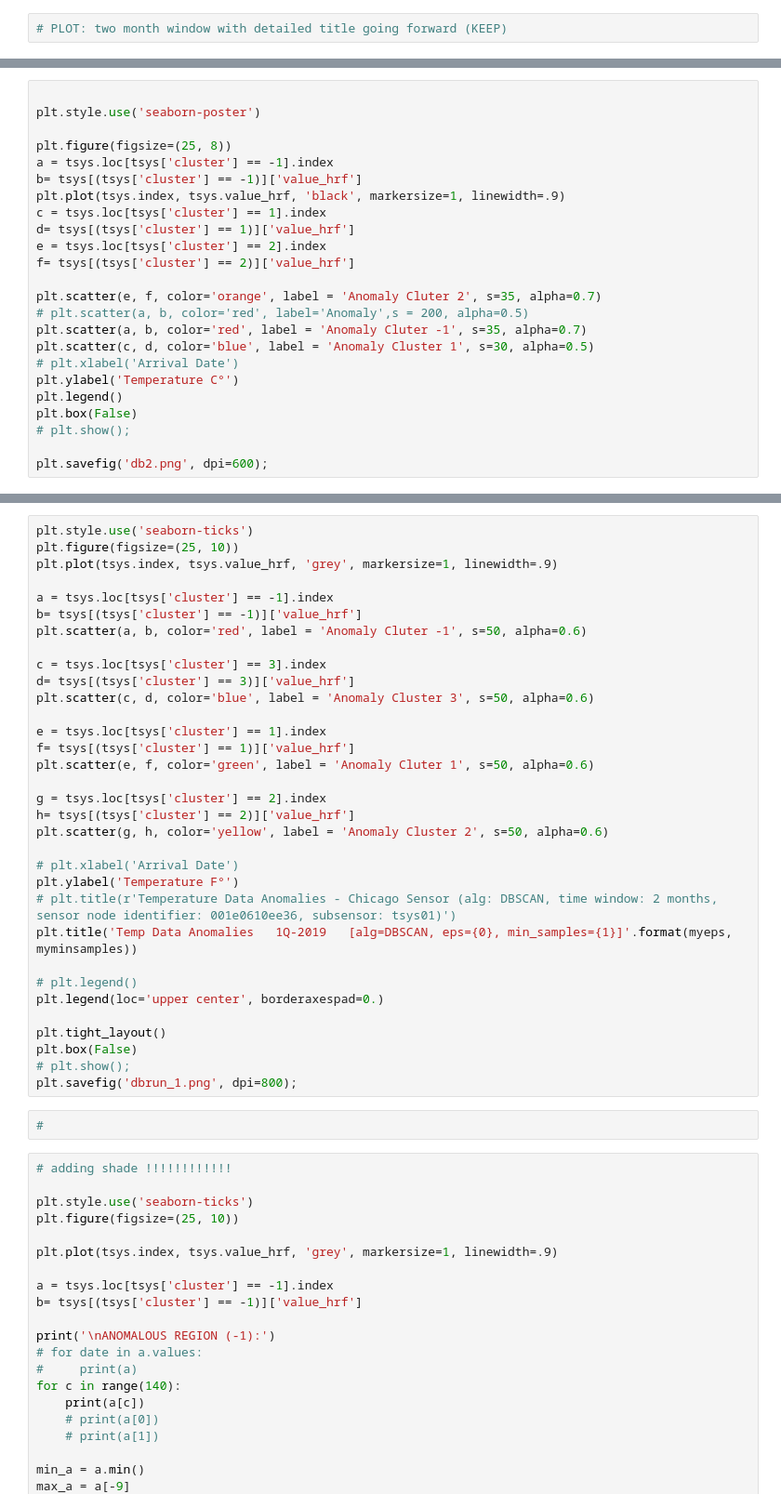
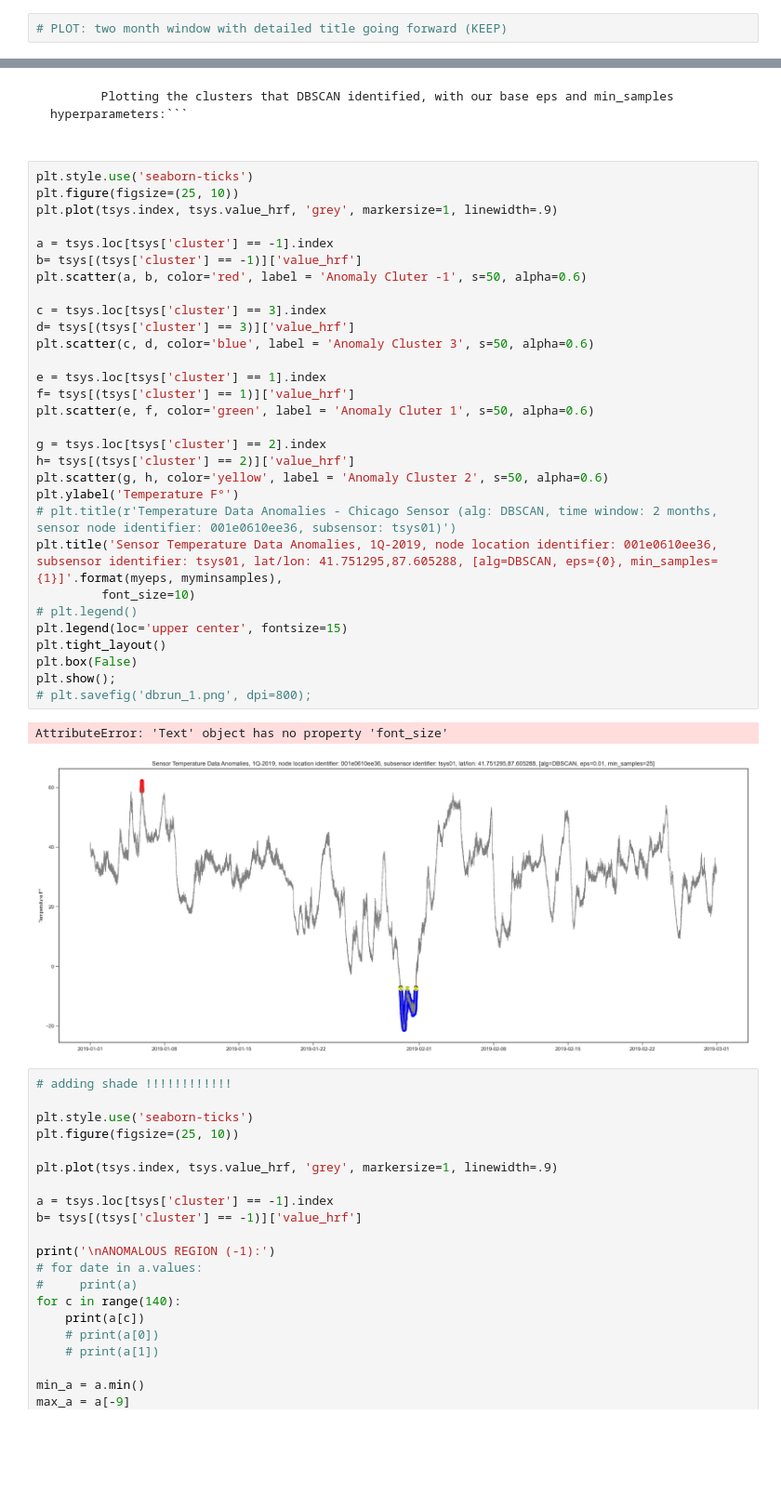
Before and after one commit to tombresee/SensorAnalysis, a Jupyter notebook: ENTER/code/201_DBSCAN_start.ipynb, the cells around one changed output, grey strips where cells are left out. Shown at 93% size. Cells and saved outputs as stored; diff of their text form; blank space fills up the shorter version.

````diff
--- a/ENTER/code/201_DBSCAN_start.ipynb
+++ b/ENTER/code/201_DBSCAN_start.ipynb
@@ -829,24 +525,0 @@ print(tsys["cluster"].value_counts(), '\n')
-# %%
-
-plt.style.use('seaborn-poster')
-
-plt.figure(figsize=(25, 8))
-a = tsys.loc[tsys['cluster'] == -1].index
-b= tsys[(tsys['cluster'] == -1)]['value_hrf']
-plt.plot(tsys.index, tsys.value_hrf, 'black', markersize=1, linewidth=.9)
-c = tsys.loc[tsys['cluster'] == 1].index
-d= tsys[(tsys['cluster'] == 1)]['value_hrf']
-e = tsys.loc[tsys['cluster'] == 2].index
-f= tsys[(tsys['cluster'] == 2)]['value_hrf']
-
-plt.scatter(e, f, color='orange', label = 'Anomaly Cluter 2', s=35, alpha=0.7)
-# plt.scatter(a, b, color='red', label='Anomaly',s = 200, alpha=0.5)
-plt.scatter(a, b, color='red', label = 'Anomaly Cluter -1', s=35, alpha=0.7)
-plt.scatter(c, d, color='blue', label = 'Anomaly Cluster 1', s=30, alpha=0.5)
-# plt.xlabel('Arrival Date')
-plt.ylabel('Temperature C°')
-plt.legend()
-plt.box(False)
-# plt.show();
-
-plt.savefig('db2.png', dpi=600);
@@ -934,38 +623,39 @@ print(tsys["cluster"].value_counts(), '\n')
+# %% [markdown]
+```-- ITERATION 1 --
+       Plotting the clusters that DBSCAN identified, with our base eps and min_samples hyperparameters:```
 # %%
 plt.style.use('seaborn-ticks')
 plt.figure(figsize=(25, 10))
 plt.plot(tsys.index, tsys.value_hrf, 'grey', markersize=1, linewidth=.9)
 
 a = tsys.loc[tsys['cluster'] == -1].index
 b= tsys[(tsys['cluster'] == -1)]['value_hrf']
 plt.scatter(a, b, color='red', label = 'Anomaly Cluter -1', s=50, alpha=0.6)
 
 c = tsys.loc[tsys['cluster'] == 3].index
 d= tsys[(tsys['cluster'] == 3)]['value_hrf']
 plt.scatter(c, d, color='blue', label = 'Anomaly Cluster 3', s=50, alpha=0.6)
 
 e = tsys.loc[tsys['cluster'] == 1].index
 f= tsys[(tsys['cluster'] == 1)]['value_hrf']
 plt.scatter(e, f, color='green', label = 'Anomaly Cluter 1', s=50, alpha=0.6)
 
 g = tsys.loc[tsys['cluster'] == 2].index
 h= tsys[(tsys['cluster'] == 2)]['value_hrf']
 plt.scatter(g, h, color='yellow', label = 'Anomaly Cluster 2', s=50, alpha=0.6)
-
-# plt.xlabel('Arrival Date')
 plt.ylabel('Temperature F°')
 # plt.title(r'Temperature Data Anomalies - Chicago Sensor (alg: DBSCAN, time window: 2 months, sensor node identifier: 001e0610ee36, subsensor: tsys01)')
-plt.title('Temp Data Anomalies   1Q-2019   [alg=DBSCAN, eps={0}, min_samples={1}]'.format(myeps, myminsamples))
-
+plt.title('Sensor Temperature Data Anomalies, 1Q-2019, node location identifier: 001e0610ee36, subsensor identifier: tsys01, lat/lon: 41.751295,87.605288, [alg=DBSCAN, eps={0}, min_samples={1}]'.format(myeps, myminsamples),
+         font_size=10)
 # plt.legend()
-plt.legend(loc='upper center', borderaxespad=0.)
-
+plt.legend(loc='upper center', fontsize=15)
 plt.tight_layout()
 plt.box(False)
-# plt.show();
-plt.savefig('dbrun_1.png', dpi=800);
+plt.show();
+# plt.savefig('dbrun_1.png', dpi=800);
+# %% [output]
+AttributeError: 'Text' object has no property 'font_size'
+[figure, added]
-# %%
-#
 # %%
 # adding shade !!!!!!!!!!!!
 
````
Also changed, not shown: parts of 102 cells of this notebook, 1 other file.
